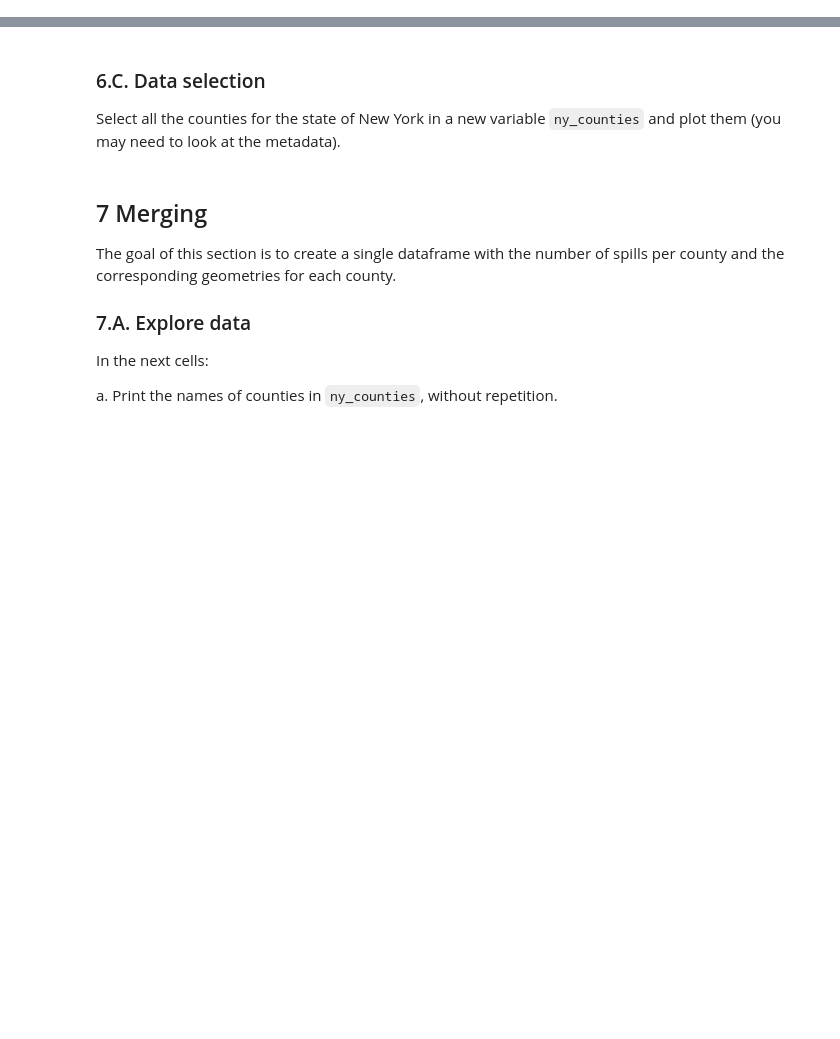
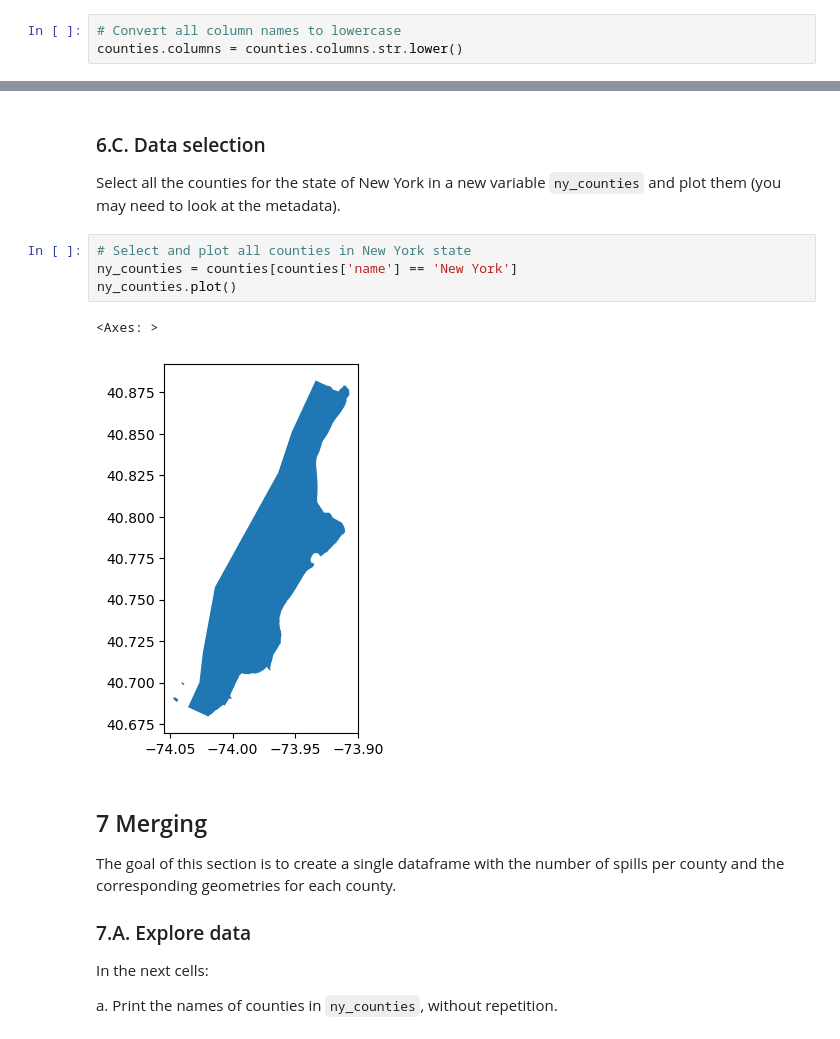
Before and after one commit to hylaea-miller/eds220-hwk3, a Jupyter notebook: hwk3-task1-spills.ipynb, the cells around one changed output, grey strips where cells are left out. Cells and saved outputs as stored; diff of their text form; blank space fills up the shorter version.

```diff
--- a/hwk3-task1-spills.ipynb
+++ b/hwk3-task1-spills.ipynb
@@ -300,3 +351,6 @@ _Type your answer here, replacing this text._
 ### 6.B. Cleaning
 
 Simplify column names as needed.
+# %%
+# Convert all column names to lowercase
+counties.columns = counties.columns.str.lower()
@@ -308,6 +369,13 @@ Simplify column names as needed.
 ### 6.C. Data selection
 
 Select all the counties for the state of New York in a new variable `ny_counties` and plot them (you may need to look at the metadata).
+# %%
+# Select and plot all counties in New York state
+ny_counties = counties[counties['name'] == 'New York']
+ny_counties.plot()
+# %% [output]
+<Axes: >
+[figure, added]
 # %% [markdown]
 <!-- END QUESTION -->
 
```
Also changed, not shown: parts of 5 cells of this notebook.
